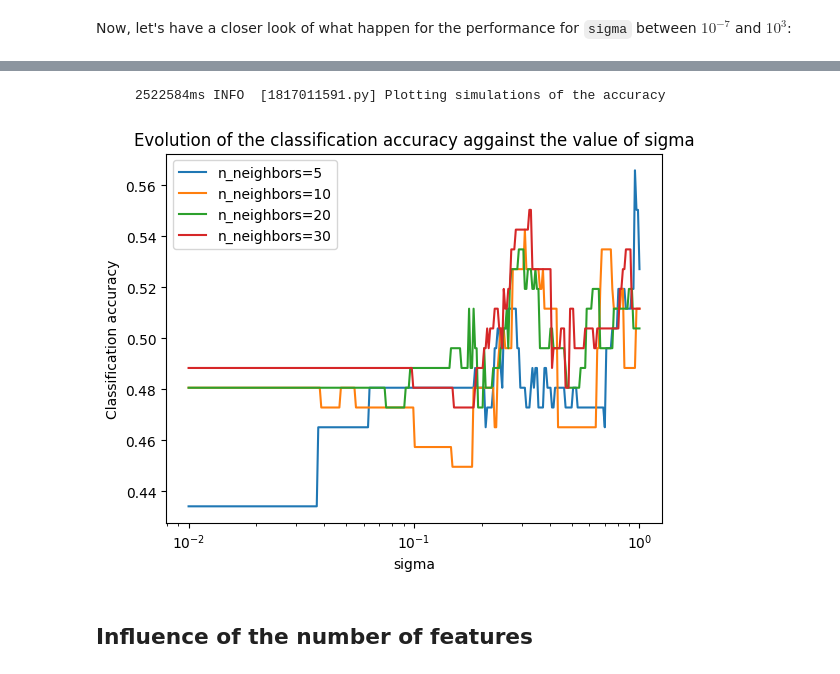
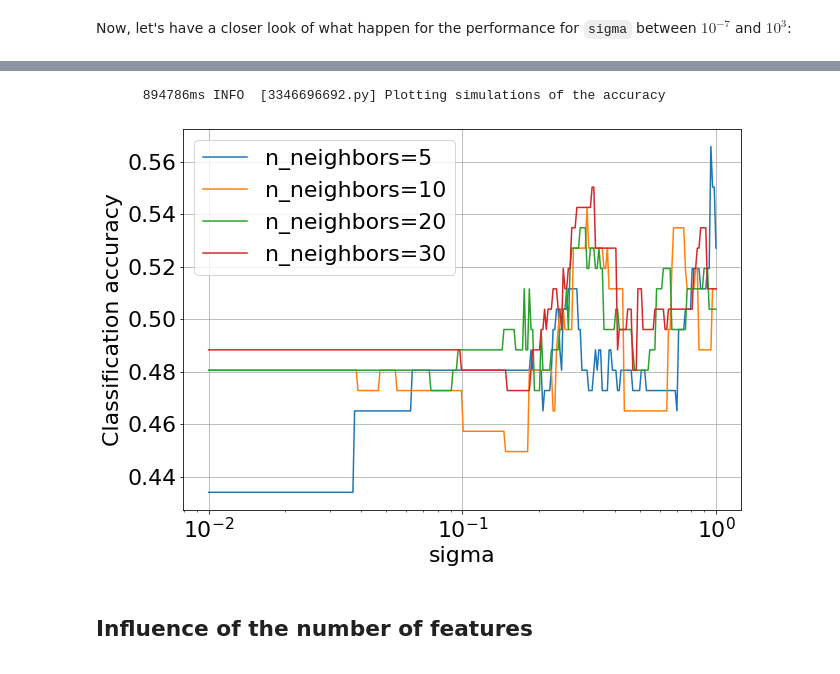
Before and after one commit to decarpentierg/laplacian-score-4-time-series, a Jupyter notebook: doc/evaluate_laplacian_score.ipynb, the cells around one changed output, grey strips where cells are left out. Drawn from its saved outputs; the diff is of its cells as text; code cells hidden in the pictures.

Commit message:
update notebook + mechanism to save results of some notebook cells

```diff
--- a/doc/evaluate_laplacian_score.ipynb
+++ b/doc/evaluate_laplacian_score.ipynb
@@ -155 +190,23 @@ Now, let's have a closer look of what happen for the performance for `sigma` bet
+# %%
+# Computing the accuracy
+for n_features in tqdm(N_FEATURES):
+    for dataset in DATASETS:
+        logger.info(f'Computing the accuracy for {len(sigma_values)} values of sigma with dataset={dataset.name}, n_features={n_features}')
+        for sigma in sigma_values:
+            feature_selector = laplacian_score.LaplacianSelection(
+                dataset,
+                use_dtw=True,
+                sigma=dataset.dtw_distance_matrix.mean() * sigma,
+                n_neighbors=N_NEIGHBORS,
+                n_features=n_features,
+            )
+            prec, recall = get_svc_accuracy(
+                dataset.features.T,
+                dataset.labels,
+                feature_selector,
+            )
+            dataset_feat_to_accuracies_list[dataset.name, n_features].append(prec)
+
+with open('saved_results/dataset_feat_to_accuracies_list.pkl', 'wb') as f:
+    pickle.dump(dataset_feat_to_accuracies_list, f)
 # %%
@@ -281,17 +284,21 @@ for n_neighbors in N_NEIGHBORS:
 # %%
 logger.info('Plotting simulations of the accuracy')
+plt.rcParams.update({'font.size': 22})
+plt.figure(figsize=(10, 7))
 for n_neighbors in N_NEIGHBORS:
     plt.plot(sigma_values, nneighbors_to_accuracies_list[n_neighbors], label=f'n_neighbors={n_neighbors}')
 plt.xscale('log')
 plt.legend()
 plt.xlabel('sigma')
 plt.ylabel('Classification accuracy')
-plt.title('Evolution of the classification accuracy aggainst the value of sigma')
+plt.grid()
+# plt.title('Evolution of the classification accuracy aggainst the value of sigma')
+plt.savefig('figures/accuracy_vs_sigma_and_nnn.png', bbox_inches='tight')
 plt.show()
 plt.close()
 # %% [output]
-     2522584ms INFO  [1817011591.py] Plotting simulations of the accuracy
+      894786ms INFO  [3346696692.py] Plotting simulations of the accuracy
-[figure, old version]
+[figure, new version]
 # %% [markdown]
 ## Influence of the number of features
 # %%
```
Also changed, not shown: parts of 11 cells of this notebook, 1 other file.
